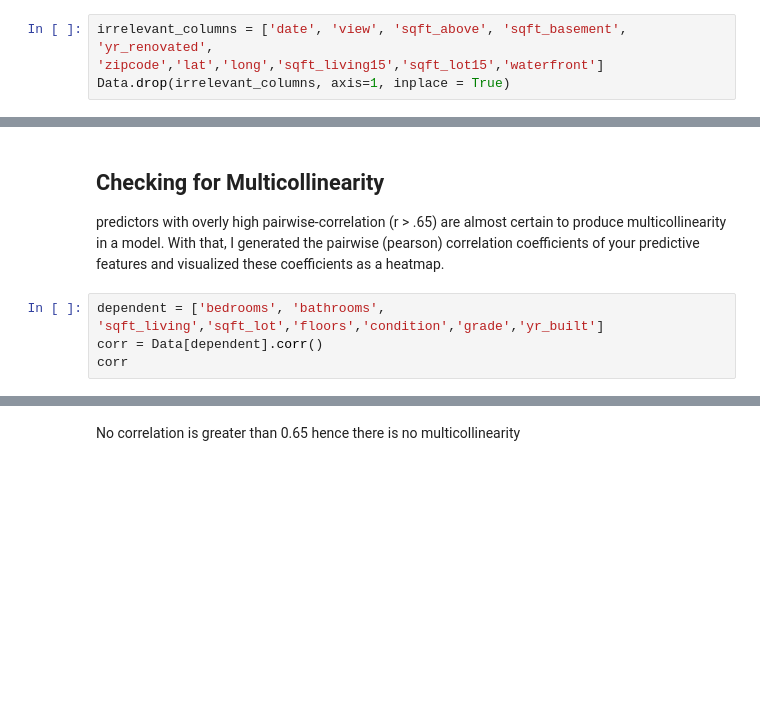
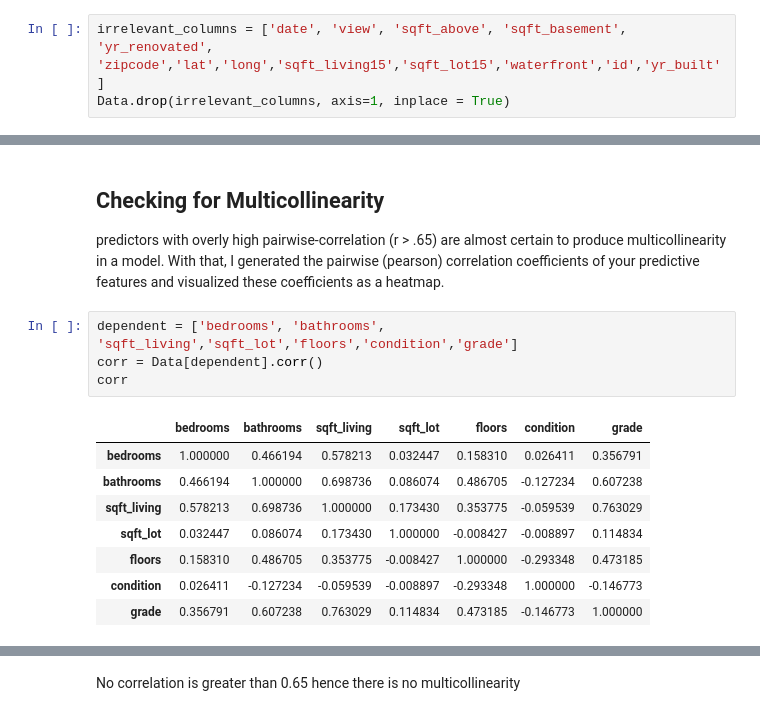
Before and after one commit to AliceWamuyu/dsc-phase-2-project, a Jupyter notebook: student.ipynb, the cells around one changed output, grey strips where cells are left out. Drawn from its saved outputs; the diff is of its cells as text; blank space fills up the shorter version.

```diff
--- a/student.ipynb
+++ b/student.ipynb
@@ -63,7 +71,7 @@ Data.head()
 1)Removing columns that aren't required
 # %%
 irrelevant_columns = ['date', 'view', 'sqft_above', 'sqft_basement',
-'yr_renovated', 'zipcode','lat','long','sqft_living15','sqft_lot15','waterfront']
+'yr_renovated', 'zipcode','lat','long','sqft_living15','sqft_lot15','waterfront','id','yr_built']
 Data.drop(irrelevant_columns, axis=1, inplace = True)
 # %%
 # getting more information about the columns
@@ -138,9 +228,18 @@ From the heat map above, we see that the grade of a house and the area of the li
 ## Checking for Multicollinearity
 predictors with overly high pairwise-correlation (r > .65) are almost certain to produce multicollinearity in a model. With that, I generated the pairwise (pearson) correlation coefficients of your predictive features and visualized these coefficients as a heatmap.
 # %%
-dependent = ['bedrooms', 'bathrooms', 'sqft_living','sqft_lot','floors','condition','grade','yr_built']
+dependent = ['bedrooms', 'bathrooms', 'sqft_living','sqft_lot','floors','condition','grade']
 corr = Data[dependent].corr()
 corr
+# %% [output]
+|  | bedrooms | bathrooms | sqft_living | sqft_lot | floors | condition | grade |
+| bedrooms | 1.000000 | 0.466194 | 0.578213 | 0.032447 | 0.158310 | 0.026411 | 0.356791 |
+| bathrooms | 0.466194 | 1.000000 | 0.698736 | 0.086074 | 0.486705 | -0.127234 | 0.607238 |
+| sqft_living | 0.578213 | 0.698736 | 1.000000 | 0.173430 | 0.353775 | -0.059539 | 0.763029 |
+| sqft_lot | 0.032447 | 0.086074 | 0.173430 | 1.000000 | -0.008427 | -0.008897 | 0.114834 |
+| floors | 0.158310 | 0.486705 | 0.353775 | -0.008427 | 1.000000 | -0.293348 | 0.473185 |
+| condition | 0.026411 | -0.127234 | -0.059539 | -0.008897 | -0.293348 | 1.000000 | -0.146773 |
+| grade | 0.356791 | 0.607238 | 0.763029 | 0.114834 | 0.473185 | -0.146773 | 1.000000 |
 # %%
 plt.figure(figsize=(10,8))
 sns.heatmap(corr, center=0, annot=True);
```
Also changed, not shown: parts of 32 cells of this notebook.
